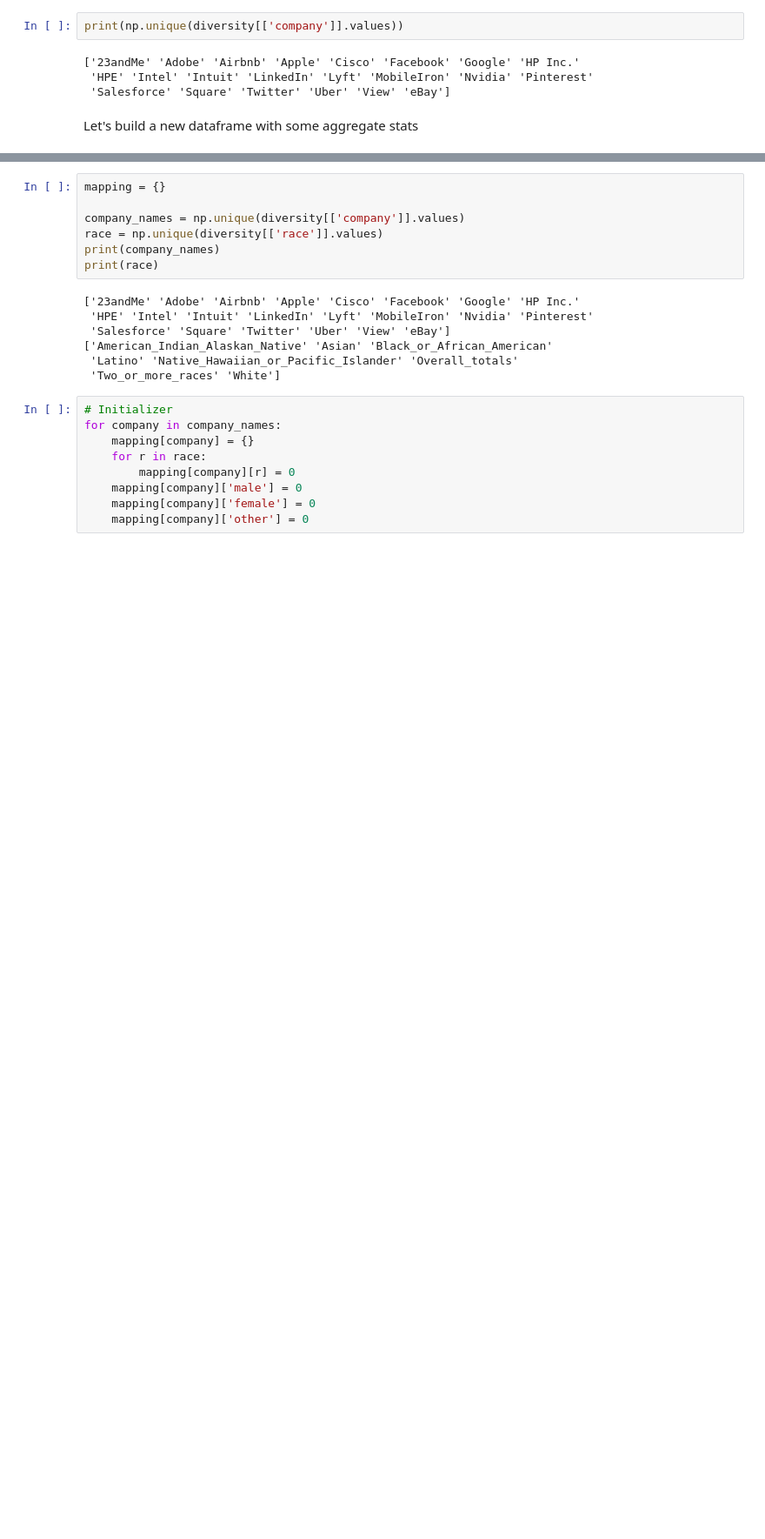
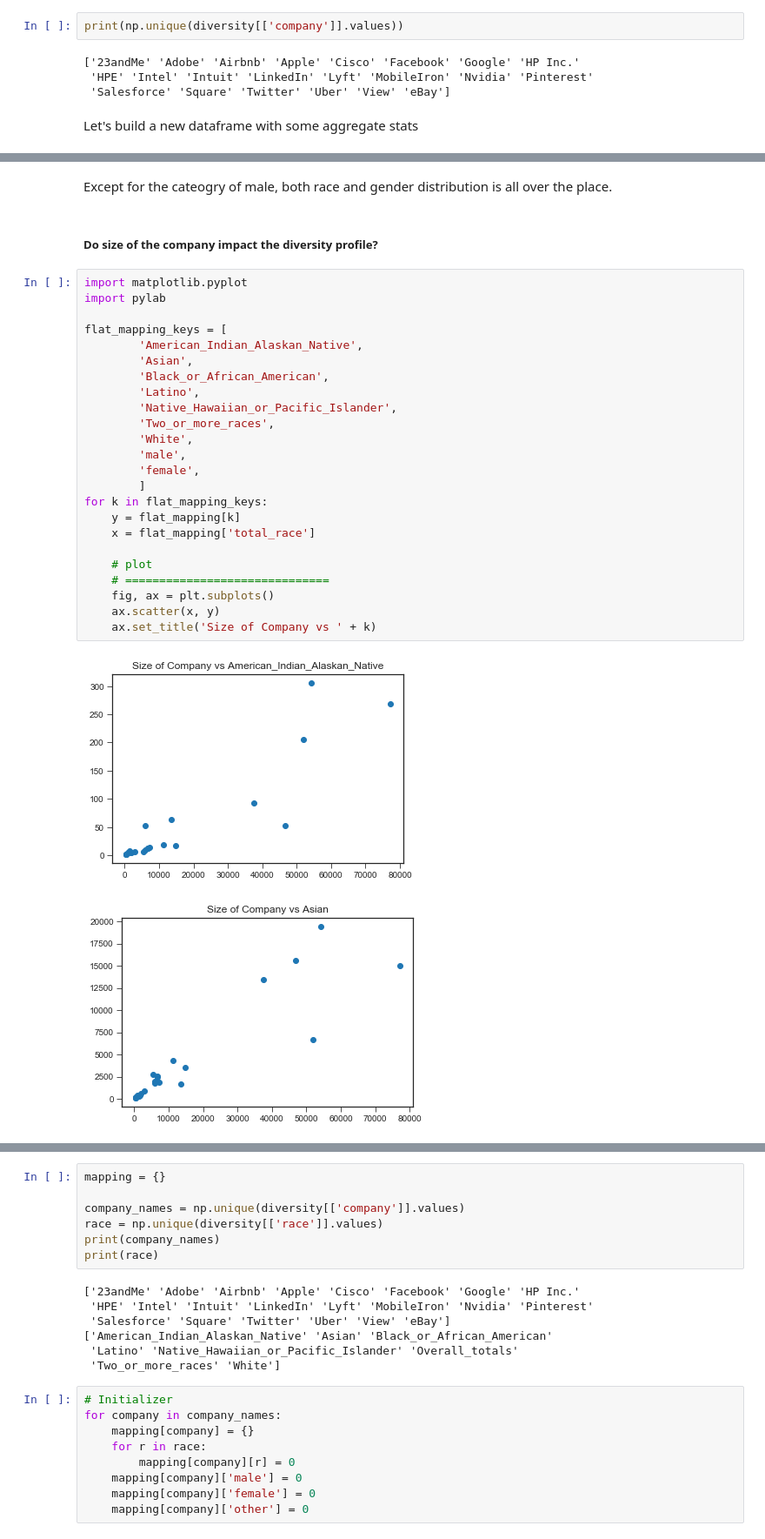
Before and after one commit to hanjing5/english_lit, a Jupyter notebook: final/Python+final+project.ipynb, the cells around one changed output, grey strips where cells are left out. Shown at 87% size. Cells and saved outputs as stored; diff of their text form; blank space fills up the shorter version.

```diff
--- a/final/Python+final+project.ipynb
+++ b/final/Python+final+project.ipynb
@@ -385,0 +582,31 @@ Let's build a new dataframe with some aggregate stats
+# %% [markdown]
+Except for the cateogry of male, both race and gender distribution is all over the place.
+# %% [markdown]
+##### Do size of the company impact the diversity profile?
+# %%
+import matplotlib.pyplot
+import pylab
+
+flat_mapping_keys = [
+        'American_Indian_Alaskan_Native',
+        'Asian',
+        'Black_or_African_American',
+        'Latino',
+        'Native_Hawaiian_or_Pacific_Islander',
+        'Two_or_more_races',
+        'White',
+        'male',
+        'female',
+        ]
+for k in flat_mapping_keys:
+    y = flat_mapping[k]
+    x = flat_mapping['total_race']
+
+    # plot
+    # ==============================
+    fig, ax = plt.subplots()
+    ax.scatter(x, y)
+    ax.set_title('Size of Company vs ' + k)
+# %% [output]
+[figure, added]
+[figure, added]
```
Also changed, not shown: parts of 15 cells of this notebook.
